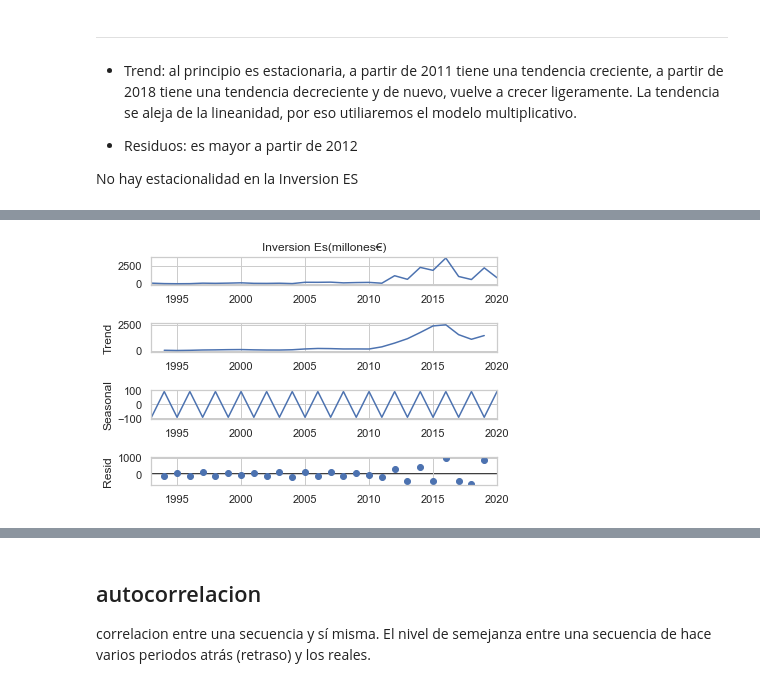
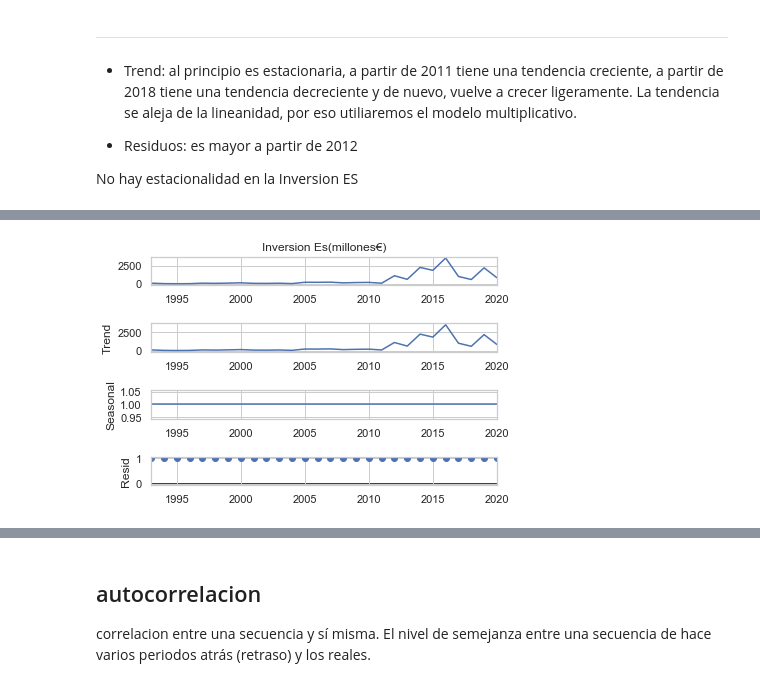
Before and after one commit to Afri-cola/Kschool-TFM, a Jupyter notebook: Inversion ES.ipynb, the cells around one changed output, grey strips where cells are left out. Cells and saved outputs as stored; diff of their text form; code cells hidden in the pictures.

Commit message:
inversion española

```diff
--- a/Inversion ES.ipynb
+++ b/Inversion ES.ipynb
@@ -389,8 +476,8 @@ No hay estacionalidad en la Inversion ES
 # %%
-# la tendencia es lineal
+#la tendencia es exponencial
 
-s_dec_additive = seasonal_decompose(df_mex['Inversion Es(millones€)'], model = "additive", freq=2)
-s_dec_additive.plot()
+s_dec_multiplicative = seasonal_decompose(df_mex['Inversion Es(millones€)'], model = "multiplicative", period=1)   #revisar frecuencia
+s_dec_multiplicative.plot()
 plt.show()
 # %% [output]
-[figure, old version]
+[figure, new version]
```
Also changed, not shown: parts of 21 cells of this notebook.
